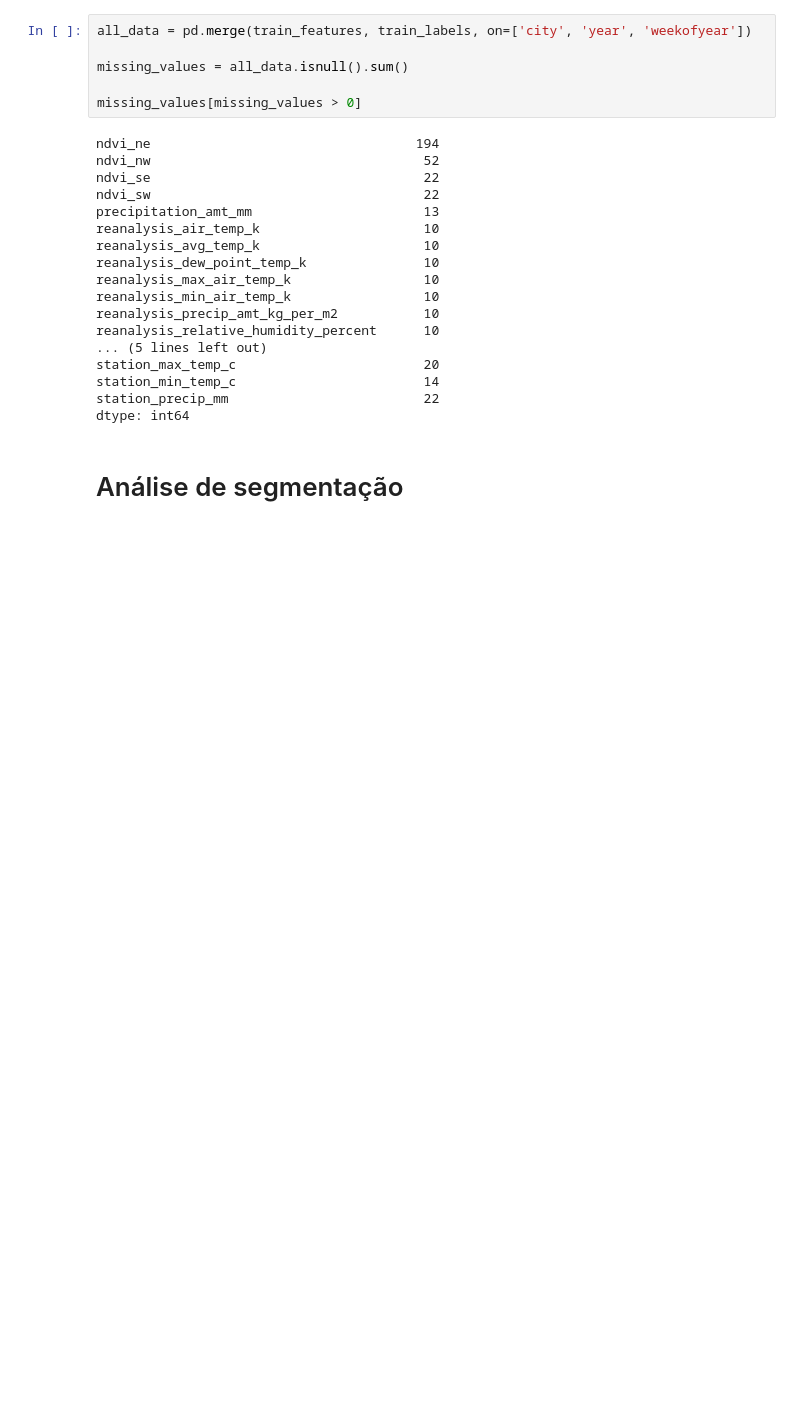
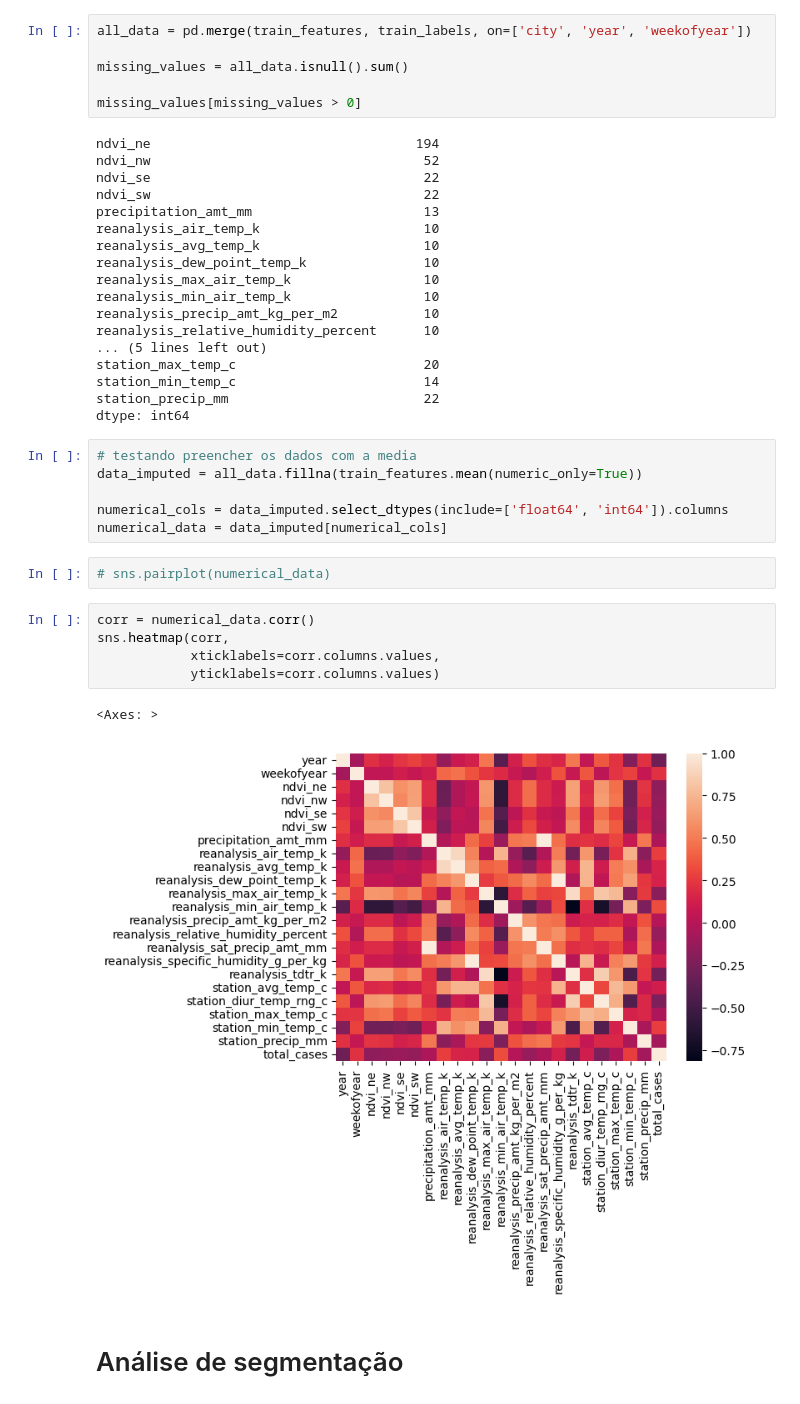
Before and after one commit to zibia-cunha/DengAI_Predicting_MachineLearnII, a Jupyter notebook: dengAI_project.ipynb, the cells around one changed output. Cells and saved outputs as stored; diff of their text form; blank space fills up the shorter version.

```diff
--- a/dengAI_project.ipynb
+++ b/dengAI_project.ipynb
@@ -85,5 +91,21 @@ station_max_temp_c                        20
 station_min_temp_c                        14
 station_precip_mm                         22
 dtype: int64
+# %%
+# testando preencher os dados com a media
+data_imputed = all_data.fillna(train_features.mean(numeric_only=True))
+
+numerical_cols = data_imputed.select_dtypes(include=['float64', 'int64']).columns
+numerical_data = data_imputed[numerical_cols]
+# %%
+# sns.pairplot(numerical_data)
+# %%
+corr = numerical_data.corr()
+sns.heatmap(corr,
+            xticklabels=corr.columns.values,
+            yticklabels=corr.columns.values)
+# %% [output]
+<Axes: >
+[figure, added]
 # %% [markdown]
 # Análise de segmentação
```
Also changed, not shown: parts of 24 cells of this notebook.
